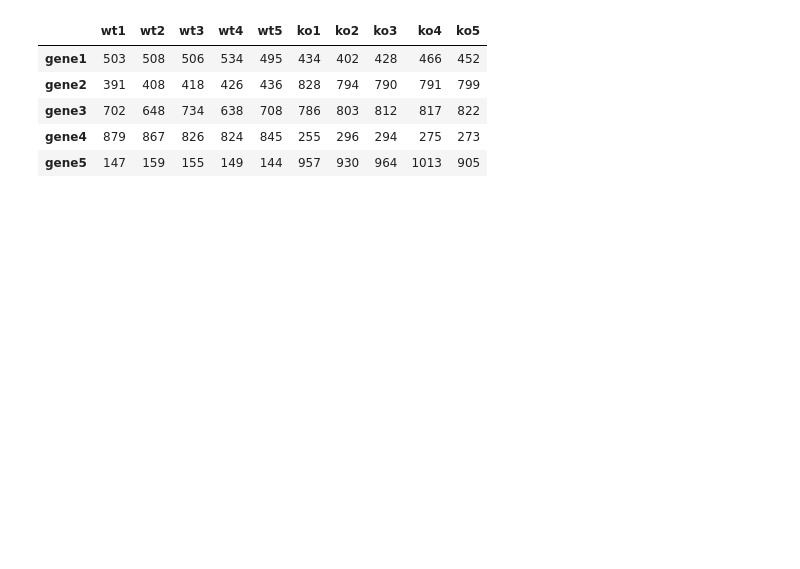
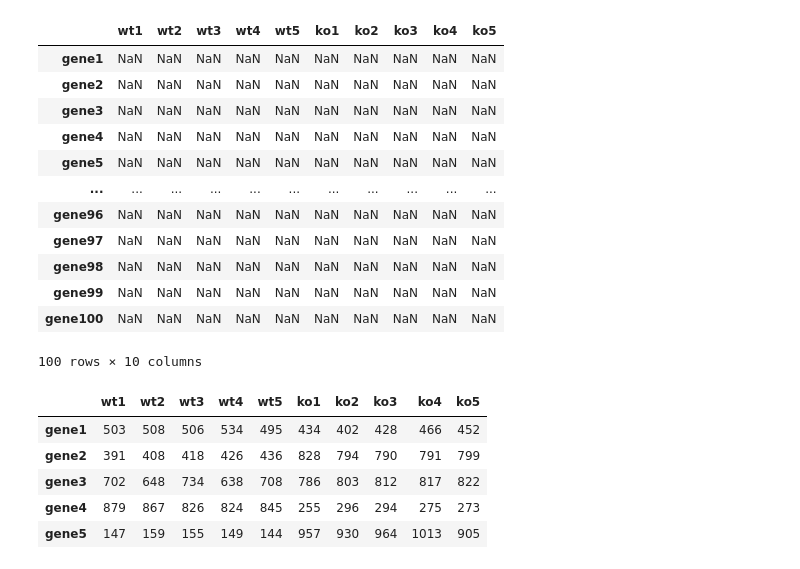
Before and after one commit to tidalinn/mai_term01_artificial_intelligence_course, a Jupyter notebook: seminars/08_seminar.ipynb, the cells around one changed output. Drawn from its saved outputs; the diff is of its cells as text; code cells hidden in the pictures; blank space fills up the shorter version.

```diff
--- a/seminars/08_seminar.ipynb
+++ b/seminars/08_seminar.ipynb
@@ -16,2 +38,18 @@ data = pd.DataFrame(columns = [*wt, *ko], index =genes) #распаковка, *
+# %%
+data.head()
+# %% [output]
+|  | wt1 | wt2 | wt3 | wt4 | wt5 | ko1 | ko2 | ko3 | ko4 | ko5 |
+| gene1 | NaN | NaN | NaN | NaN | NaN | NaN | NaN | NaN | NaN | NaN |
+| gene2 | NaN | NaN | NaN | NaN | NaN | NaN | NaN | NaN | NaN | NaN |
+| gene3 | NaN | NaN | NaN | NaN | NaN | NaN | NaN | NaN | NaN | NaN |
+| gene4 | NaN | NaN | NaN | NaN | NaN | NaN | NaN | NaN | NaN | NaN |
+| gene5 | NaN | NaN | NaN | NaN | NaN | NaN | NaN | NaN | NaN | NaN |
+| ... | ... | ... | ... | ... | ... | ... | ... | ... | ... | ... |
+| gene96 | NaN | NaN | NaN | NaN | NaN | NaN | NaN | NaN | NaN | NaN |
+| gene97 | NaN | NaN | NaN | NaN | NaN | NaN | NaN | NaN | NaN | NaN |
+| gene98 | NaN | NaN | NaN | NaN | NaN | NaN | NaN | NaN | NaN | NaN |
+| gene99 | NaN | NaN | NaN | NaN | NaN | NaN | NaN | NaN | NaN | NaN |
+| gene100 | NaN | NaN | NaN | NaN | NaN | NaN | NaN | NaN | NaN | NaN |
+100 rows × 10 columns
 # %%
 for gene in data.index: #заполняем датафрейм
```
Also changed, not shown: parts of 8 cells of this notebook.
